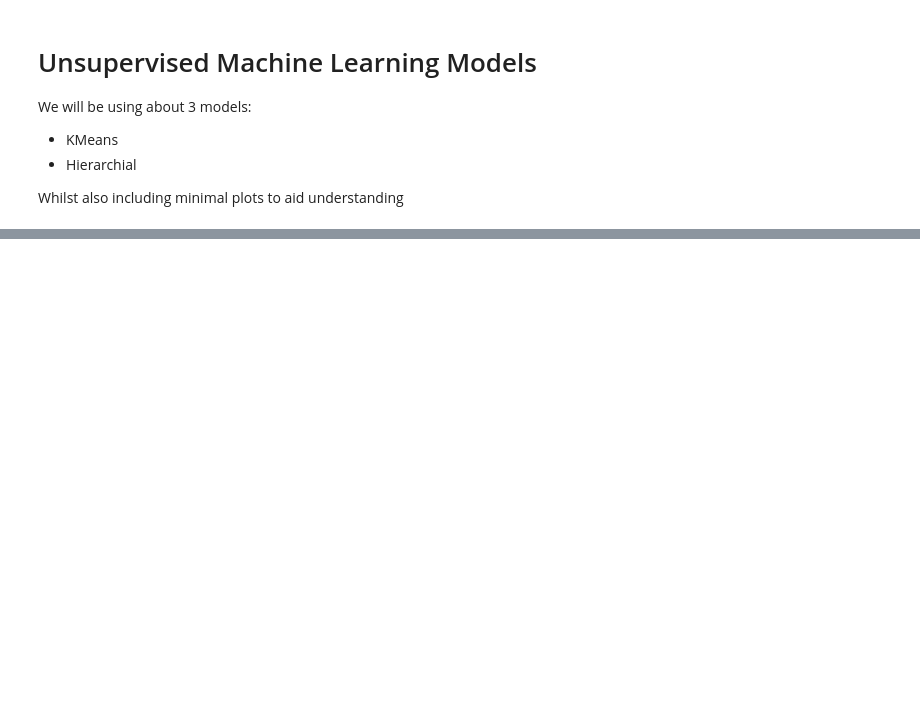
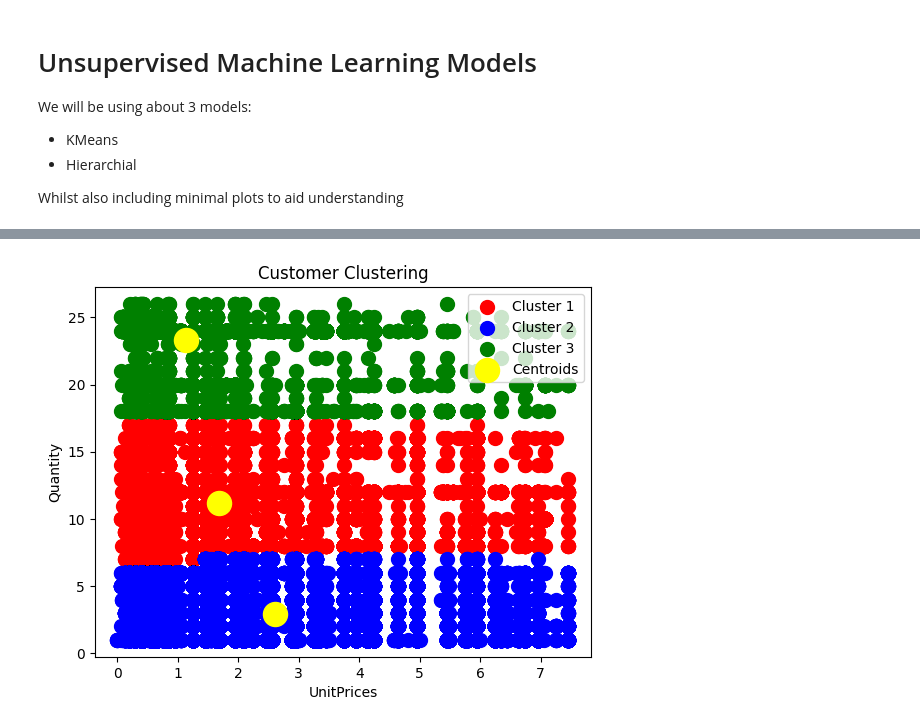
Before and after one commit to Supermjork/K-Kustomer-Klusters, a Jupyter notebook: notebook/cashier.ipynb, the cells around one changed output, grey strips where cells are left out. Saved outputs shown, nothing was run; the diff lists cells and outputs as text; code cells hidden in the pictures; blank space fills up the shorter version.

```diff
--- a/notebook/cashier.ipynb
+++ b/notebook/cashier.ipynb
@@ -314,0 +338,17 @@ plt.show()
+# %%
+kmeans = KMeans(n_clusters = cluster_num, init = 'k-means++', random_state = min_seed, n_init = 1)
+y_kmeans = kmeans.fit_predict(cluster_cols)
+# %%
+# Visualising the clusters
+plt.scatter(cluster_cols[y_kmeans == 0, 0], cluster_cols[y_kmeans == 0, 1], s = 100, c = 'red', label = 'Cluster 1')
+plt.scatter(cluster_cols[y_kmeans == 1, 0], cluster_cols[y_kmeans == 1, 1], s = 100, c = 'blue', label = 'Cluster 2')
+plt.scatter(cluster_cols[y_kmeans == 2, 0], cluster_cols[y_kmeans == 2, 1], s = 100, c = 'green', label = 'Cluster 3')
+plt.scatter(kmeans.cluster_centers_[:, 0], kmeans.cluster_centers_[:, 1], s = 300, c = 'yellow'
+            , label = 'Centroids')
+plt.title('Customer Clustering')
+plt.xlabel('UnitPrices')
+plt.ylabel('Quantity')
+plt.legend(loc = 'upper right')
+plt.show()
+# %% [output]
+[figure, added]
```
Also changed, not shown: parts of 3 cells of this notebook.
